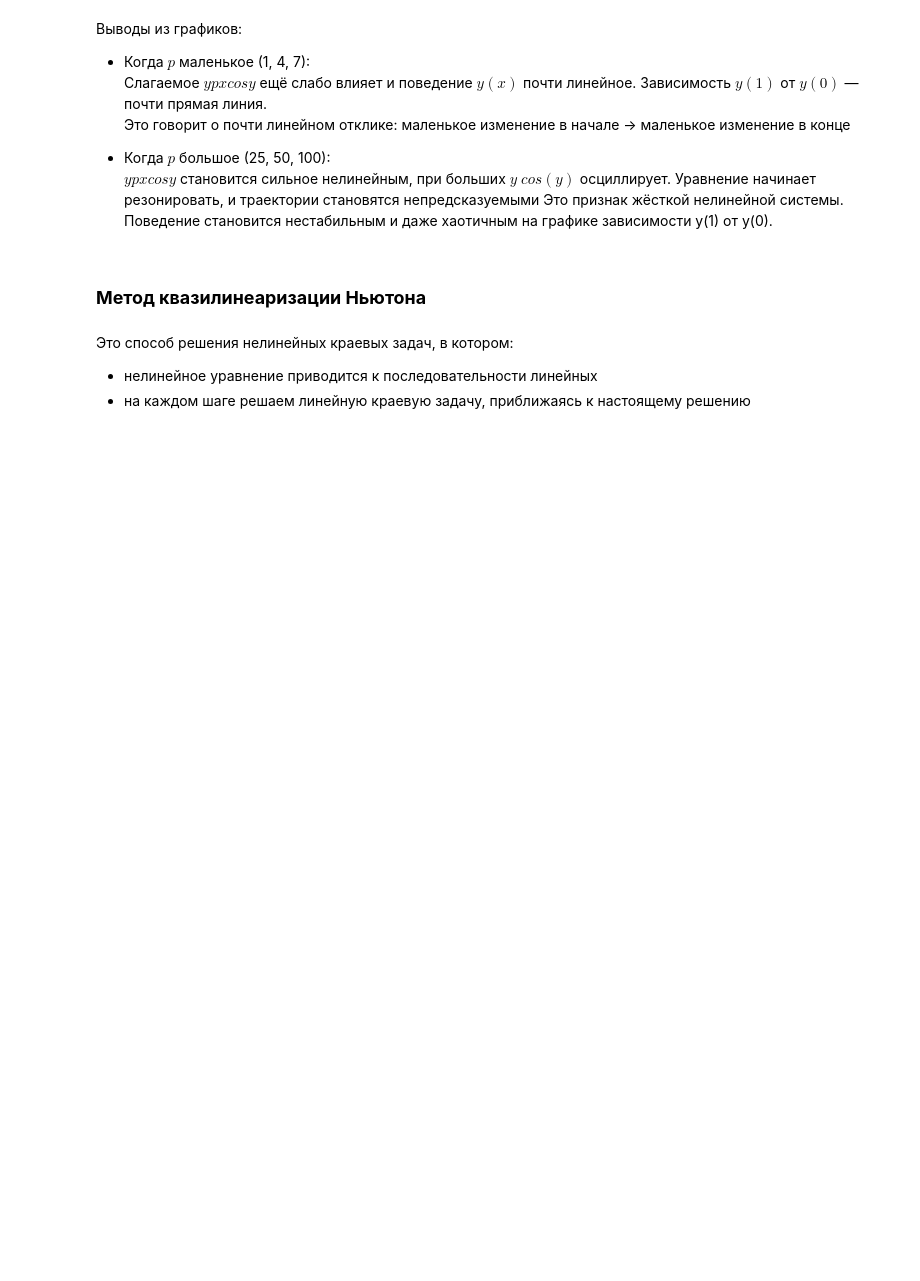
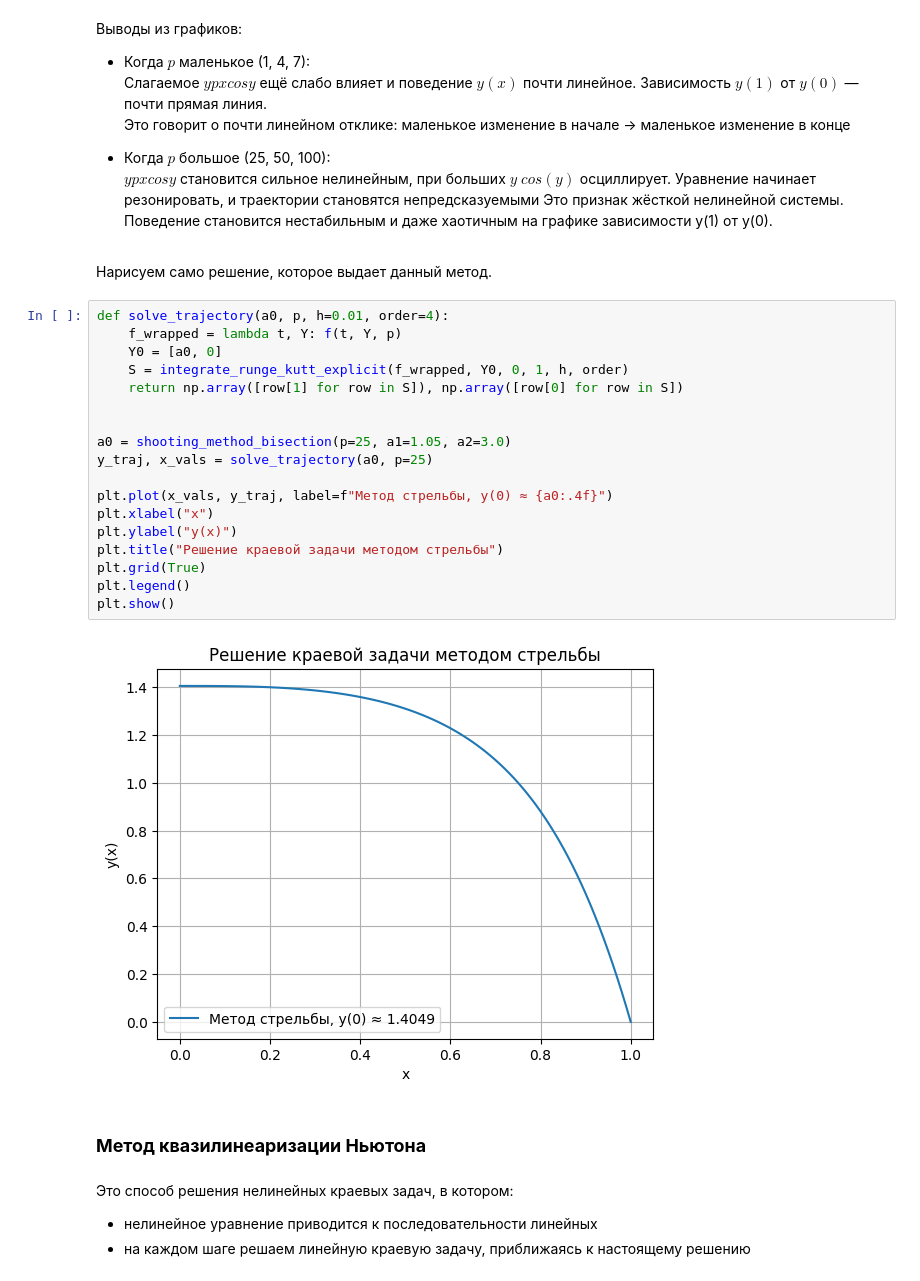
Before and after one commit to oncominglane/computational_mathematics, a Jupyter notebook: sem2/lab4/lab4.ipynb, the cells around one changed output. Cells and saved outputs as stored; diff of their text form; blank space fills up the shorter version.

```diff
--- a/sem2/lab4/lab4.ipynb
+++ b/sem2/lab4/lab4.ipynb
@@ -247,6 +284,28 @@ drawing()
 - Когда $p$ большое (25, 50, 100):
  $𝑦pxcosy$ становится сильное нелинейным, при больших $y$ $cos(y)$ осциллирует. Уравнение начинает резонировать, и траектории становятся непредсказуемыми
  Это признак жёсткой нелинейной системы. Поведение становится нестабильным и даже хаотичным на графике зависимости y(1) от y(0).
+# %% [markdown]
+Нарисуем само решение, которое выдает данный метод.
+# %%
+def solve_trajectory(a0, p, h=0.01, order=4):
+    f_wrapped = lambda t, Y: f(t, Y, p)
+    Y0 = [a0, 0]
+    S = integrate_runge_kutt_explicit(f_wrapped, Y0, 0, 1, h, order)
+    return np.array([row[1] for row in S]), np.array([row[0] for row in S])
+
+
+a0 = shooting_method_bisection(p=25, a1=1.05, a2=3.0)
+y_traj, x_vals = solve_trajectory(a0, p=25)
+
+plt.plot(x_vals, y_traj, label=f"Метод стрельбы, y(0) ≈ {a0:.4f}")
+plt.xlabel("x")
+plt.ylabel("y(x)")
+plt.title("Решение краевой задачи методом стрельбы")
+plt.grid(True)
+plt.legend()
+plt.show()
+# %% [output]
+[figure, added]
 # %% [markdown]
 ### **Метод квазилинеаризации Ньютона**
 # %% [markdown]
```
Also changed, not shown: parts of 15 cells of this notebook.
